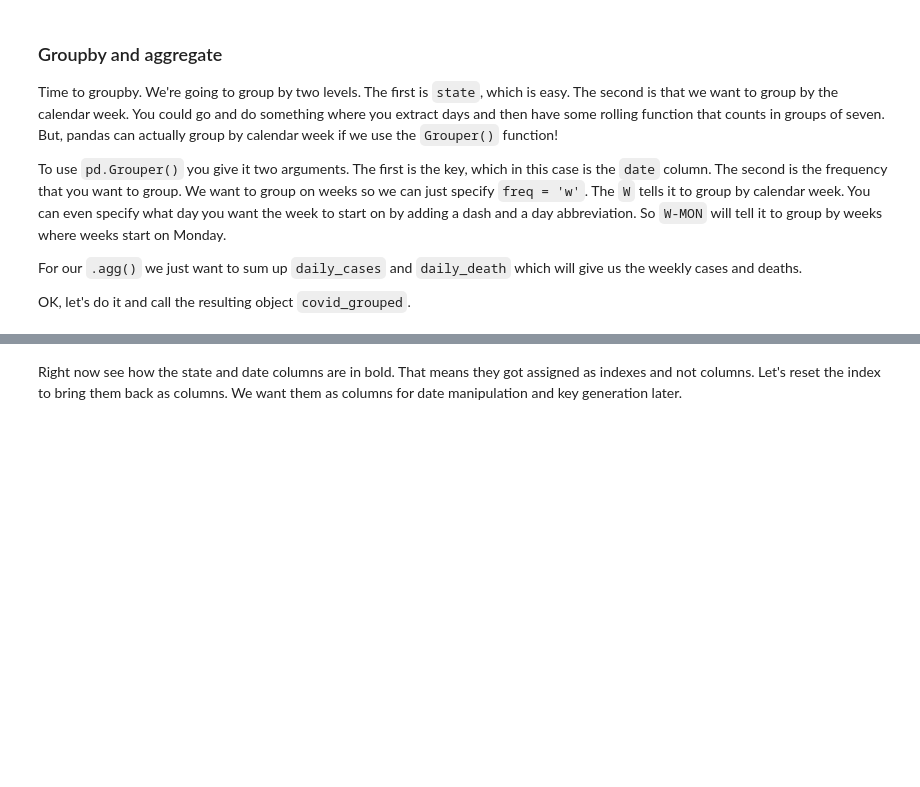
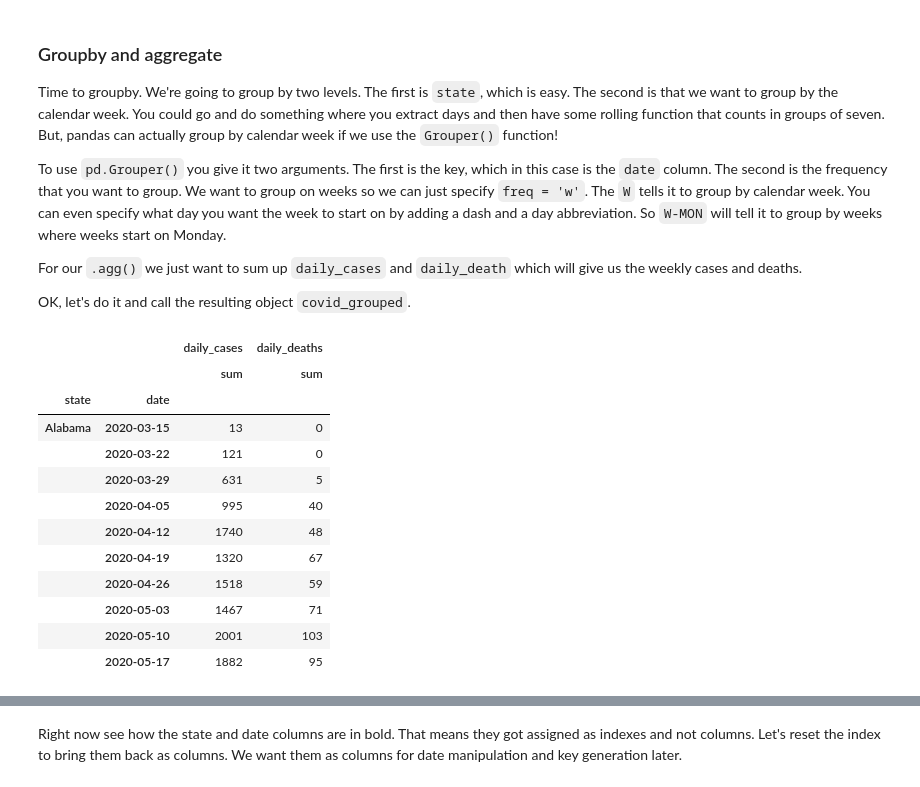
Before and after one commit to alostmathematician/ISTA-366, a Jupyter notebook: NB6_ISTA_322_S23_Simple_ETL_blank.ipynb, the cells around one changed output, grey strips where cells are left out. Cells and saved outputs as stored; diff of their text form; code cells hidden in the pictures; blank space fills up the shorter version.

```diff
--- a/NB6_ISTA_322_S23_Simple_ETL_blank.ipynb
+++ b/NB6_ISTA_322_S23_Simple_ETL_blank.ipynb
@@ -76,8 +105,22 @@ For our `.agg()` we just want to sum up `daily_cases` and `daily_death` which wi
 OK, let's do it and call the resulting object `covid_grouped`.
 # %%
 # Test out using grouper. Play around with different freq abbreviations and observe the result
-covid_grouped_test = covid.groupby([covid['state'], pd.Grouper(key = 'date', freq='...')]).agg({'daily_cases': ['sum'], 'daily_deaths': ['sum']})
+covid_grouped_test = covid.groupby([covid['state'], pd.Grouper(key = 'date', freq='W')]).agg({'daily_cases': ['sum'], 'daily_deaths': ['sum']})
 covid_grouped_test.head(10)
+# %% [output]
+|  |  | daily_cases | daily_deaths |
+|  |  | sum | sum |
+| state | date |  |  |
+| Alabama | 2020-03-15 | 13 | 0 |
+|  | 2020-03-22 | 121 | 0 |
+|  | 2020-03-29 | 631 | 5 |
+|  | 2020-04-05 | 995 | 40 |
+|  | 2020-04-12 | 1740 | 48 |
+|  | 2020-04-19 | 1320 | 67 |
+|  | 2020-04-26 | 1518 | 59 |
+|  | 2020-05-03 | 1467 | 71 |
+|  | 2020-05-10 | 2001 | 103 |
+|  | 2020-05-17 | 1882 | 95 |
 # %%
 # Make covid_grouped for real
 covid_grouped = covid.groupby([covid['state'], pd.Grouper(key = 'date', freq = 'W-MON')]).agg({'daily_cases' : ['sum'], 'daily_deaths': ['sum']})
```
Also changed, not shown: parts of 45 cells of this notebook.
